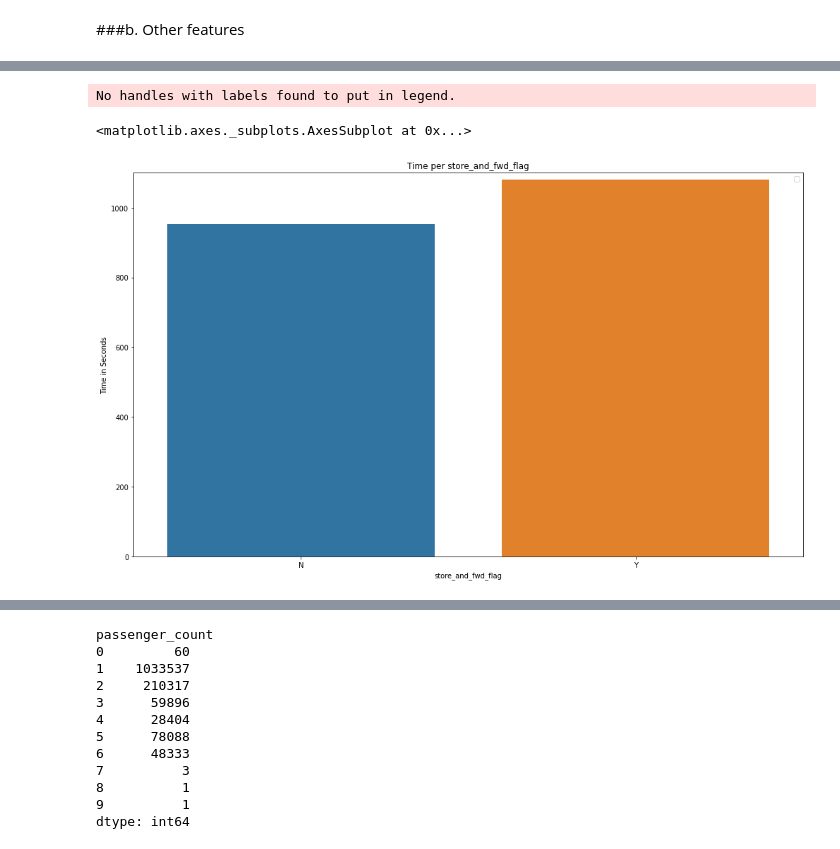
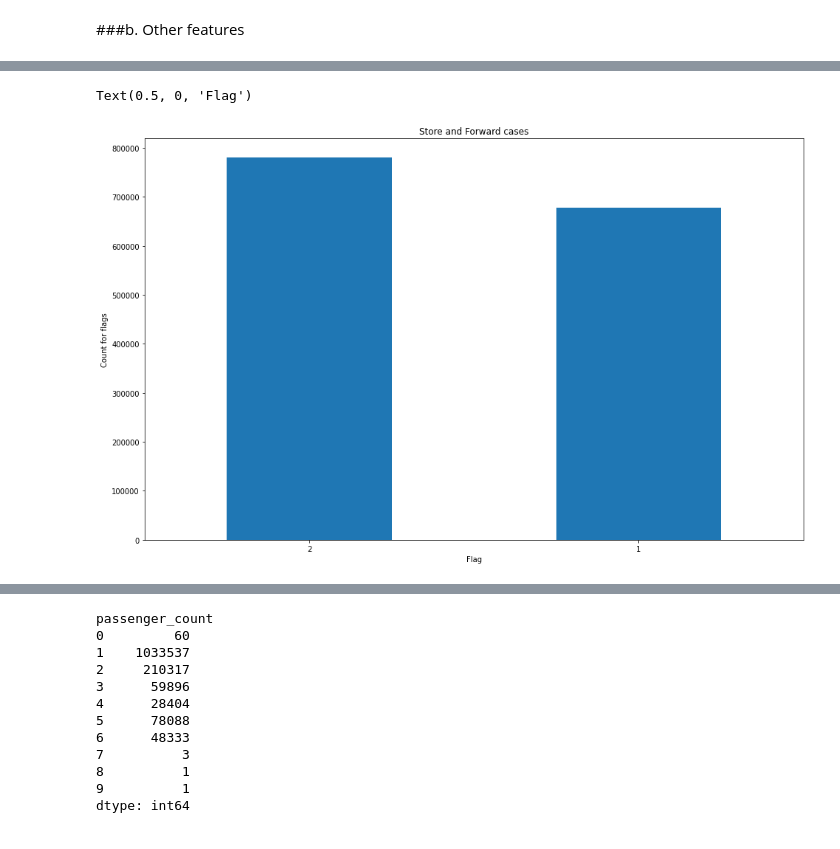
Before and after one commit to keunjoopark/NYC-taxi-trip-duration, a Jupyter notebook: EDA_FE.ipynb, the cells around one changed output, grey strips where cells are left out. Cells and saved outputs as stored; diff of their text form; code cells hidden in the pictures.

```diff
--- a/EDA_FE.ipynb
+++ b/EDA_FE.ipynb
@@ -243,14 +227,9 @@ Text(0, 0.5, 'Time in Seconds')
-# %%
-# eheck if there is a significant difference in mean travel time
-snwflag = train_df.groupby('store_and_fwd_flag')['trip_duration'].mean()
-plt.subplots(1,1,figsize=(17,10))
-plt.ylim(ymin=0)
-plt.ylim(ymax=1100)
-plt.title('Time per store_and_fwd_flag')
-plt.legend(loc=0)
-plt.ylabel('Time in Seconds')
-sns.barplot(snwflag.index,snwflag.values)
-# %% [output]
-No handles with labels found to put in legend.
-<matplotlib.axes._subplots.AxesSubplot at 0x...>
-[figure, removed]
+# %%
+train_df['vendor_id'].value_counts().plot(kind='bar')
+plt.title('Store and Forward cases')
+plt.xticks(rotation='horizontal')
+plt.ylabel('Count for flags')
+plt.xlabel('Flag')
+# %% [output]
+Text(0.5, 0, 'Flag')
+[figure, added]
```
Also changed, not shown: parts of 6 cells of this notebook.
